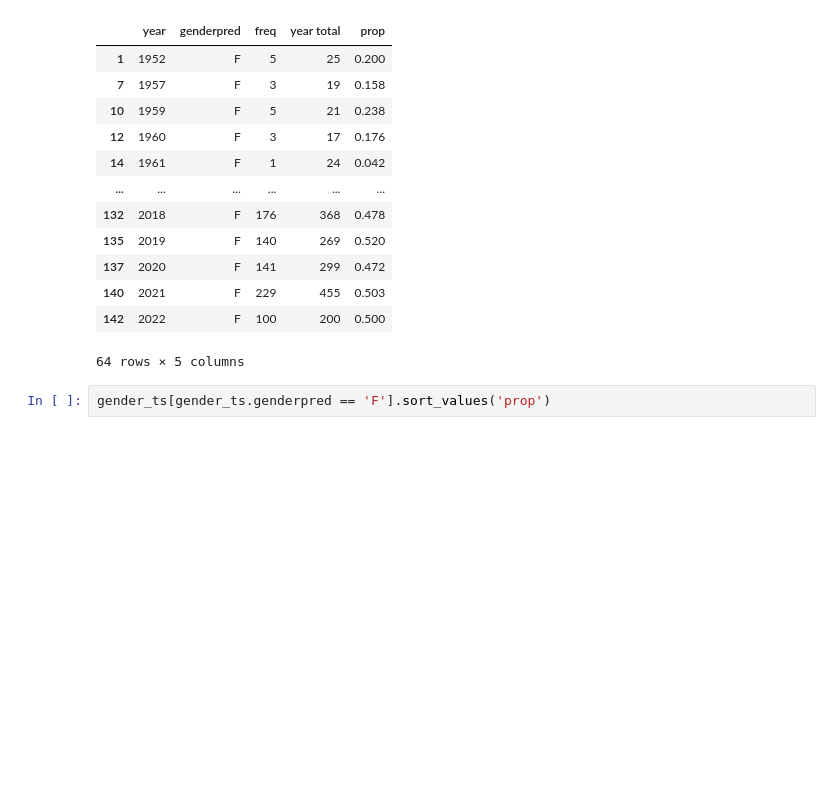
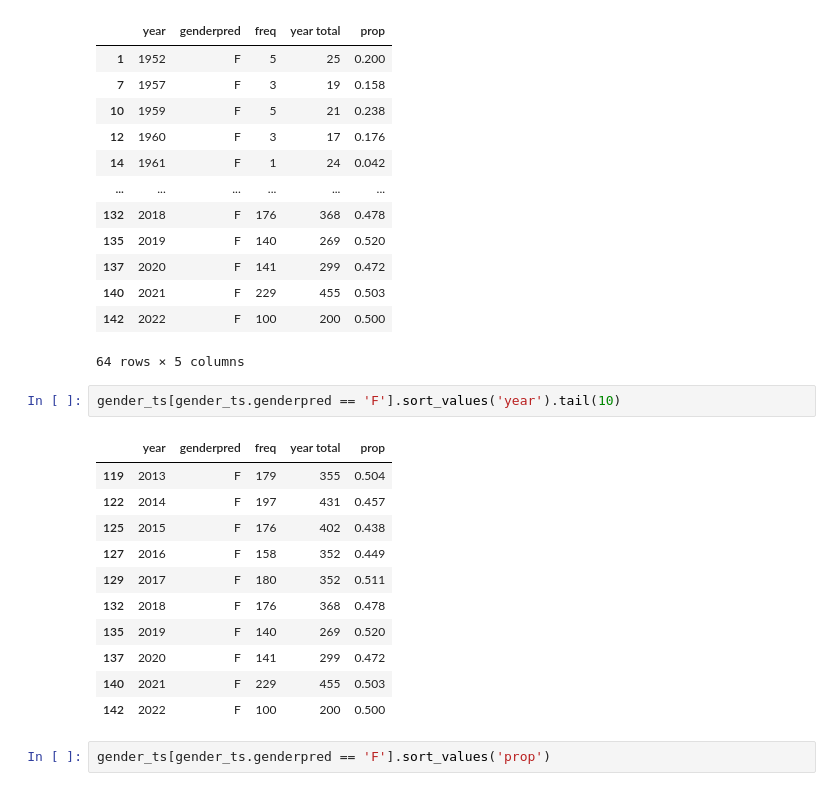
Before and after one commit to hongtaoh/ica_authors, a Jupyter notebook: Analysis_and_Ploting/2022-10-28-Analyze-Gender.ipynb, the cells around one changed output. Saved outputs shown, nothing was run; the diff lists cells and outputs as text; blank space fills up the shorter version.

```diff
--- a/Analysis_and_Ploting/2022-10-28-Analyze-Gender.ipynb
+++ b/Analysis_and_Ploting/2022-10-28-Analyze-Gender.ipynb
@@ -115,6 +115,20 @@ gender_ts[gender_ts.genderpred == 'F'].sort_values('year')
 | 140 | 2021 | F | 229 | 455 | 0.503 |
 | 142 | 2022 | F | 100 | 200 | 0.500 |
 64 rows × 5 columns
+# %%
+gender_ts[gender_ts.genderpred == 'F'].sort_values('year').tail(10)
+# %% [output]
+|  | year | genderpred | freq | year total | prop |
+| 119 | 2013 | F | 179 | 355 | 0.504 |
+| 122 | 2014 | F | 197 | 431 | 0.457 |
+| 125 | 2015 | F | 176 | 402 | 0.438 |
+| 127 | 2016 | F | 158 | 352 | 0.449 |
+| 129 | 2017 | F | 180 | 352 | 0.511 |
+| 132 | 2018 | F | 176 | 368 | 0.478 |
+| 135 | 2019 | F | 140 | 269 | 0.520 |
+| 137 | 2020 | F | 141 | 299 | 0.472 |
+| 140 | 2021 | F | 229 | 455 | 0.503 |
+| 142 | 2022 | F | 100 | 200 | 0.500 |
 # %%
 gender_ts[gender_ts.genderpred == 'F'].sort_values('prop')
 # %% [output]
```
Also changed, not shown: parts of 5 cells of this notebook, 12 other files.
